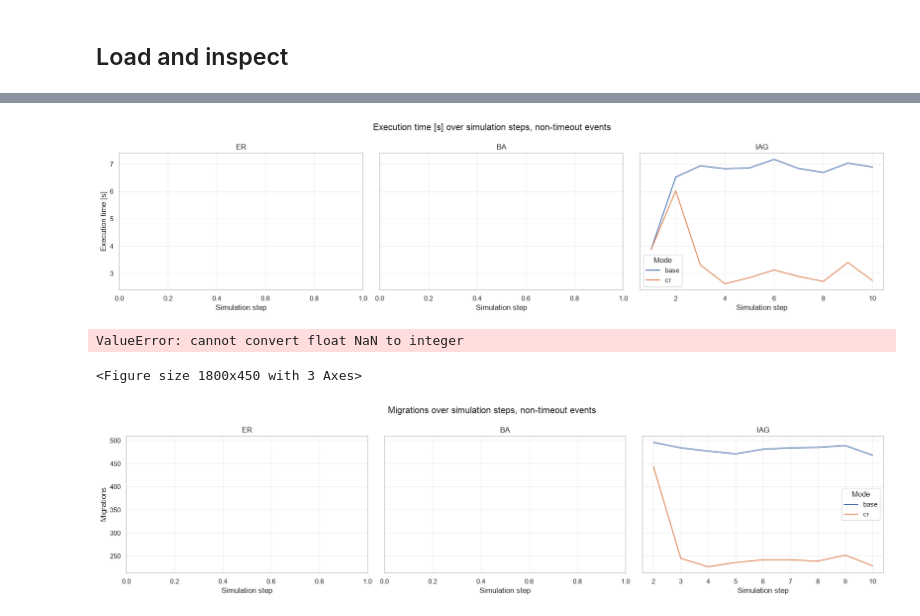
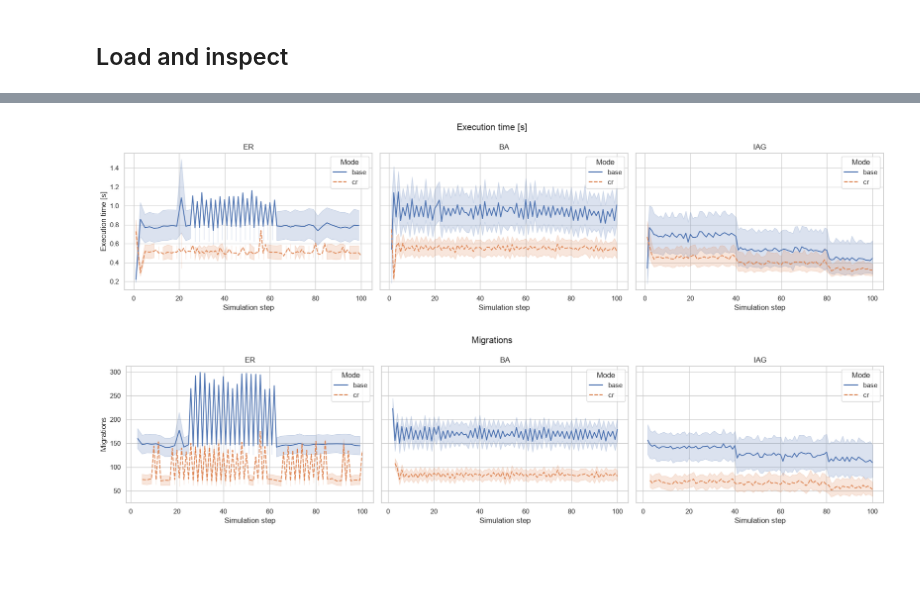
Before and after one commit to di-unipi-socc/sl-cr, a Jupyter notebook: notebooks/analyse.ipynb, the cells around one changed output, grey strips where cells are left out. Saved outputs shown, nothing was run; the diff lists cells and outputs as text; code cells hidden in the pictures; blank space fills up the shorter version.

Commit message:
refactor: Change plots notebook

```diff
--- a/notebooks/analyse.ipynb
+++ b/notebooks/analyse.ipynb
@@ -46,7 +50,7 @@ EVENT_COLS = [
 # %% [markdown]
 ## Load and inspect
 # %%
-df = pd.read_parquet(RESULTS_PATH)
+df = pd.read_parquet(RESULTS_PATH, columns=EVENT_COLS)
 
 print(f"rows: {len(df)}")
 print(f"columns: {list(df.columns)}")
@@ -145,3 +143,7 @@ Leave values as `None` to aggregate over the full grid. Set one or more values t
+# %%
+df_plot = df_no_timeout.copy()
+df_plot = df_plot.replace([np.inf, -np.inf], np.nan)
+df_plot = df_plot.dropna(subset=["value"])
 # %%
 NODES_FILTER = None
 COMPONENTS_FILTER = None
@@ -149,7 +151,7 @@ MODE_FILTER = None
 TOPOLOGY_FILTER = None
 
 
-def apply_filters(data):
+def apply_filters(data: pd.DataFrame) -> pd.DataFrame:
     out = data.copy()
     if NODES_FILTER is not None:
         out = out[out["nodes"] == NODES_FILTER]
@@ -161,14 +163,9 @@ def apply_filters(data):
         out = out[out["topology"] == TOPOLOGY_FILTER]
     return out
 
-analysis_df = apply_filters(df_no_timeout)
+print(f"rows before filters: {len(df_plot)}")
+plot_df = apply_filters(df_plot)
+plot_df["value"] = pd.to_numeric(plot_df["value"], errors="coerce")
 
-print(f"non-timeout rows after filters: {len(analysis_df):,}")
-display(
-    analysis_df[EVENT_COLS]
-    .drop_duplicates()
-    .groupby(["topology", "mode"], as_index=False)
-    .size()
-    .rename(columns={"size": "events"})
-)
+print(f"rows after filters: {len(plot_df)}")
 # %% [output]
@@ -220,35 +200,40 @@ Invalid metric rows excluded from plots
 # %%
+outlier_group_cols = ["mode", "nodes", "components", "topology"]
 for metric in METRICS:
-    fig, axes = plt.subplots(1, 3, figsize=(18, 4.5), sharey=True)
+    fig, axes = plt.subplots(1, 3, figsize=(18, 4.5), sharey=True,  constrained_layout=True)
 
     for ax, topology in zip(axes, TOPOLOGIES):
-        data = trend_df[
-            (trend_df["callback_id"] == metric)
-            & (trend_df["topology"] == topology)
+        data = plot_df[
+            (plot_df["callback_id"] == metric)
+            & (plot_df["topology"] == topology)
         ]
+        data = data.groupby(outlier_group_cols).apply(remove_outliers_iqr).copy()
+
+        if data.empty:
+            print(f"No data for metric '{metric}' and topology '{topology}' after outlier removal.")
+            continue
 
         sns.lineplot(
             data=data,
             x="n_event",
-            y="value_mean",
+            y="value",
             hue="mode",
+            style="mode",
             marker=None,
             ax=ax,
         )
 
         ax.set_title(topology)
         ax.set_xlabel("Simulation step")
         ax.set_ylabel(METRIC_LABELS[metric])
-        ax.grid(True, alpha=0.3)
+        ax.grid(True)
 
         if ax.get_legend() is not None:
             ax.legend(title="Mode")
 
-    fig.suptitle(f"{METRIC_LABELS[metric]} over simulation steps, non-timeout events")
+    fig.suptitle(f"{METRIC_LABELS[metric]}")
     fig.tight_layout()
     plt.show()
 # %% [output]
-[figure, old version]
+[figure, new version]
-ValueError: cannot convert float NaN to integer
-<Figure size 1800x450 with 3 Axes>
-[figure, old version]
+[figure, new version]
```
Also changed, not shown: parts of 23 cells of this notebook.
